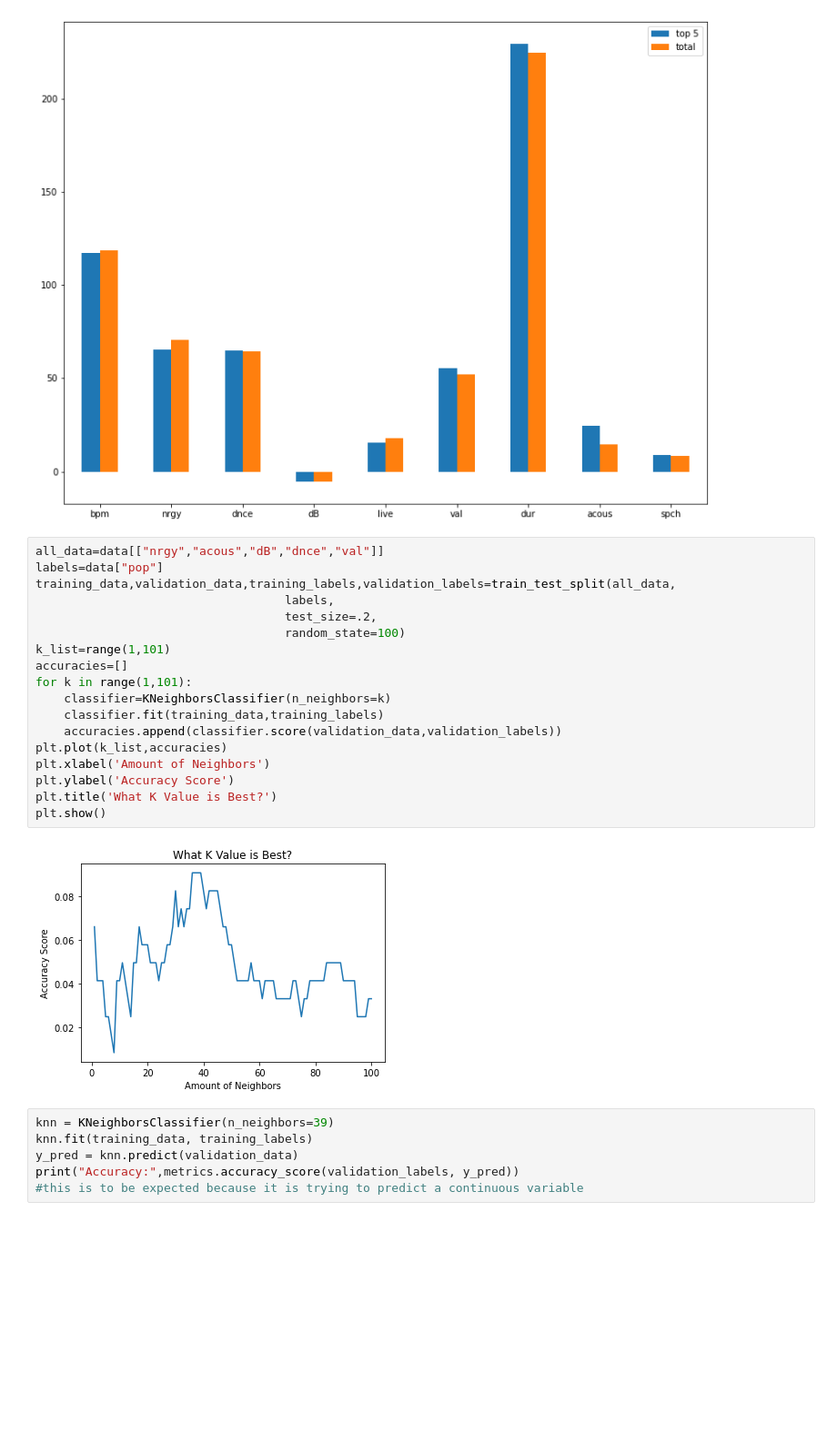
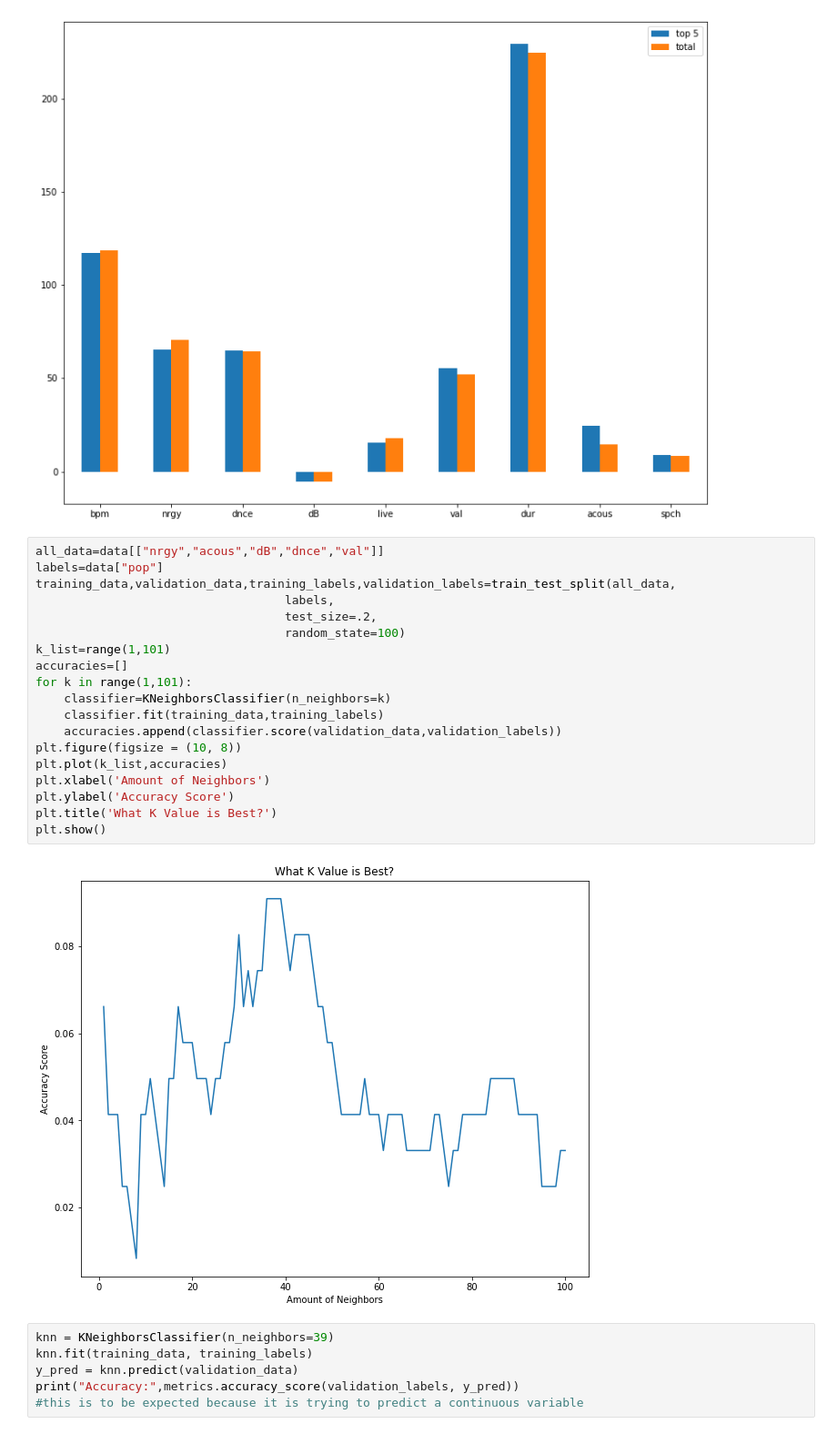
Before and after one commit to amarmuju/amarmuju.github.io, a Jupyter notebook: finalproject.ipynb, the cells around one changed output. Shown at 91% size. Saved outputs shown, nothing was run; the diff lists cells and outputs as text; blank space fills up the shorter version.

```diff
--- a/finalproject.ipynb
+++ b/finalproject.ipynb
@@ -259,23 +305,24 @@ means
 # %%
 all_data=data[["nrgy","acous","dB","dnce","val"]]
 labels=data["pop"]
 training_data,validation_data,training_labels,validation_labels=train_test_split(all_data,
                                    labels,
                                    test_size=.2,
                                    random_state=100)
 k_list=range(1,101)
 accuracies=[]
 for k in range(1,101):
     classifier=KNeighborsClassifier(n_neighbors=k)
     classifier.fit(training_data,training_labels)
     accuracies.append(classifier.score(validation_data,validation_labels))
+plt.figure(figsize = (10, 8))
 plt.plot(k_list,accuracies)
 plt.xlabel('Amount of Neighbors')
 plt.ylabel('Accuracy Score')
 plt.title('What K Value is Best?')
 plt.show()
 # %% [output]
-[figure, old version]
+[figure, new version]
 # %%
 knn = KNeighborsClassifier(n_neighbors=39)
 knn.fit(training_data, training_labels)
```
Also changed, not shown: parts of 19 cells of this notebook.
